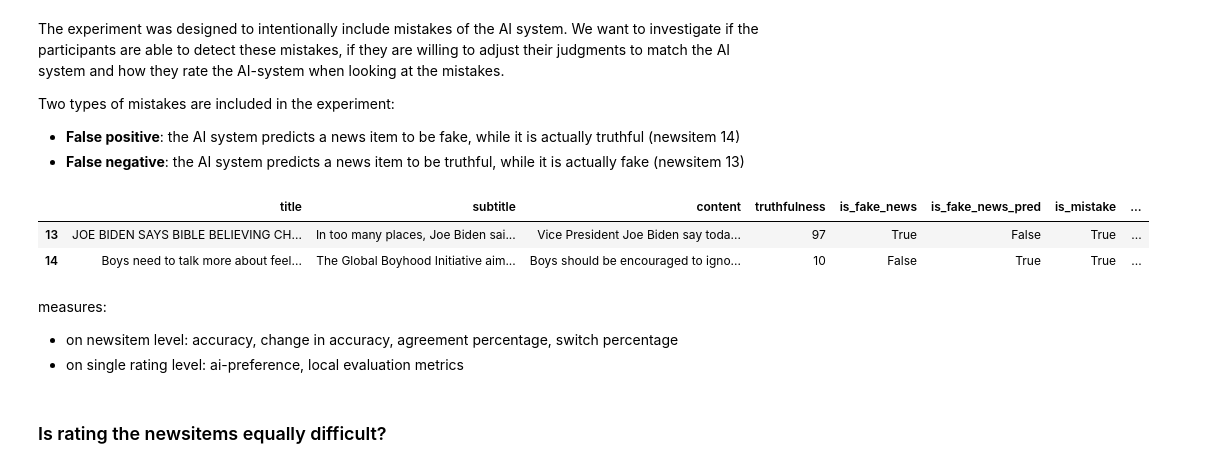
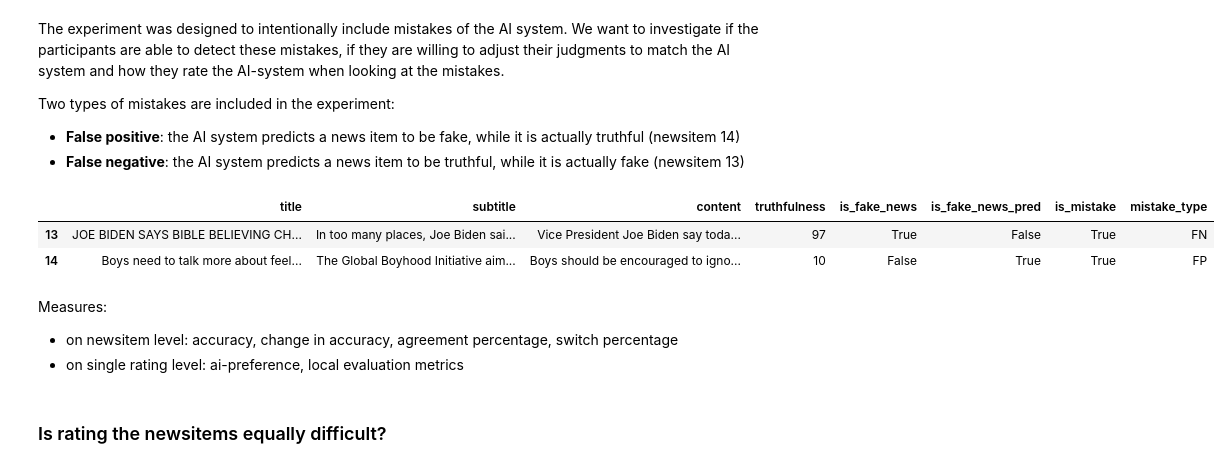
Before and after one commit to csomorbalazs/xai-experiment, a Jupyter notebook: postprocessing/Data_Analysis_XAI.ipynb, the cells around one changed output. Drawn from its saved outputs; the diff is of its cells as text; code cells hidden in the pictures.

```diff
--- a/postprocessing/Data_Analysis_XAI.ipynb
+++ b/postprocessing/Data_Analysis_XAI.ipynb
@@ -647,19 +647,27 @@ The experiment was designed to intentionally include mistakes of the AI system.
 Two types of mistakes are included in the experiment:
 - **False positive**: the AI system predicts a news item to be fake, while it is actually truthful (newsitem 14)
 - **False negative**: the AI system predicts a news item to be truthful, while it is actually fake (newsitem 13)
-# %%
-newsitems["is_mistake"] = newsitems["is_fake_news"] != newsitems["is_fake_news_pred"]
-newsitems["is_false_positive"] = (newsitems["is_fake_news"] == False) & (newsitems["is_fake_news_pred"] == True)
-newsitems["is_false_negative"] = (newsitems["is_fake_news"] == True) & (newsitems["is_fake_news_pred"] == False)
-newsitems["mistake_type"] = newsitems.apply(lambda row: "FP" if row["is_false_positive"] else "FN" if row["is_false_negative"] else "TP" if row["is_fake_news"] else "TN", axis=1)
+# %%
+def get_mistake_type(row):
+  if (row["is_fake_news"] == False) & (row["is_fake_news_pred"] == True):
+    return "FP"
+  elif (row["is_fake_news"] == True) & (row["is_fake_news_pred"] == False):
+    return "FN"
+  elif row["is_fake_news"]:
+    return "TP"
+  else:
+    return "TN"
+
+newsitems["is_mistake"] = newsitems["is_fake_news"] != newsitems["is_fake_news_pred"]
+newsitems["mistake_type"] = newsitems.apply(get_mistake_type, axis=1)
 # %%
 pd.set_option('display.max_colwidth', 200)
 
-newsitems[(newsitems["id"] == 13) | (newsitems["id"] == 14)][["title", "subtitle", "content", "truthfulness", "is_fake_news", "is_fake_news_pred", "is_mistake", "is_false_positive", "is_false_negative", "mistake_type"]]
+newsitems[(newsitems["id"] == 13) | (newsitems["id"] == 14)][["title", "subtitle", "content", "truthfulness", "is_fake_news", "is_fake_news_pred", "is_mistake", "mistake_type"]]
 # %% [output]
-|  | title | subtitle | content | truthfulness | is_fake_news | is_fake_news_pred | is_mistake | ... |
-| 13 | JOE BIDEN SAYS BIBLE BELIEVING CH... | In too many places, Joe Biden sai... | Vice President Joe Biden say toda... | 97 | True | False | True | ... |
-| 14 | Boys need to talk more about feel... | The Global Boyhood Initiative aim... | Boys should be encouraged to igno... | 10 | False | True | True | ... |
+|  | title | subtitle | content | truthfulness | is_fake_news | is_fake_news_pred | is_mistake | mistake_type |
+| 13 | JOE BIDEN SAYS BIBLE BELIEVING CH... | In too many places, Joe Biden sai... | Vice President Joe Biden say toda... | 97 | True | False | True | FN |
+| 14 | Boys need to talk more about feel... | The Global Boyhood Initiative aim... | Boys should be encouraged to igno... | 10 | False | True | True | FP |
 # %%
 newsitem_eval_df = pd.DataFrame()
 
@@ -688,5 +696,5 @@ newsitem_eval_df = newsitem_eval_df.merge(newsitems[["id", "is_fake_news", "is_m
 # %% [markdown]
-measures:
+Measures:
 - on newsitem level: accuracy, change in accuracy, agreement percentage, switch percentage
 - on single rating level: ai-preference, local evaluation metrics
 # %% [markdown]
```
Also changed, not shown: parts of 52 cells of this notebook.
